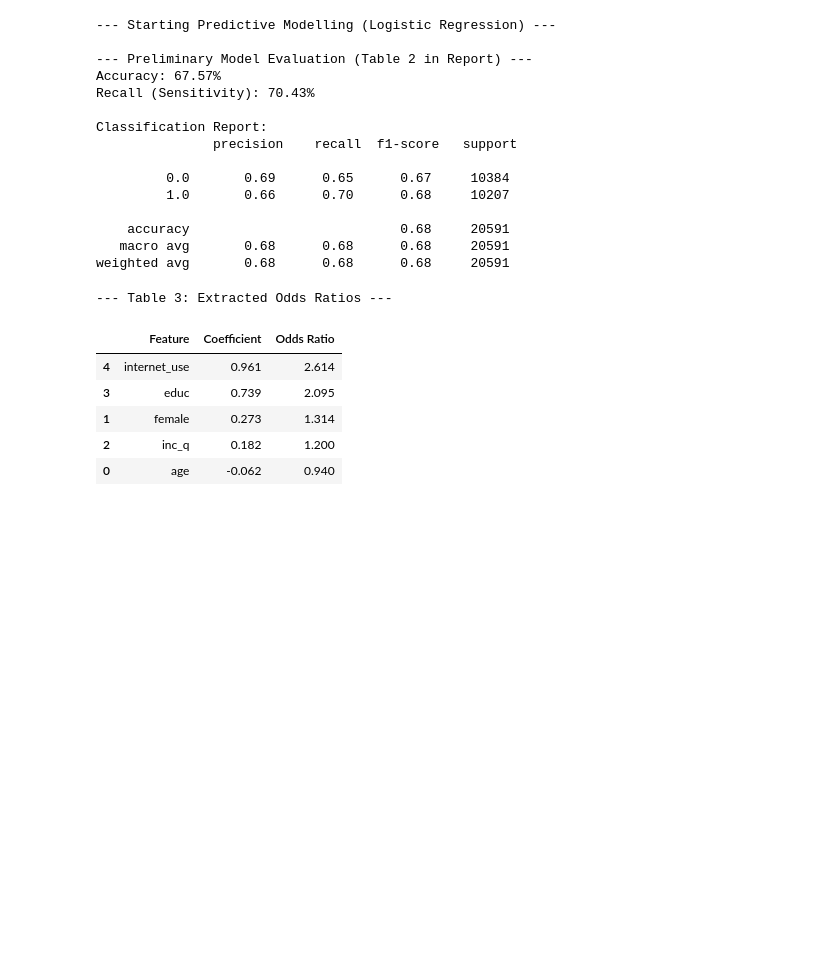
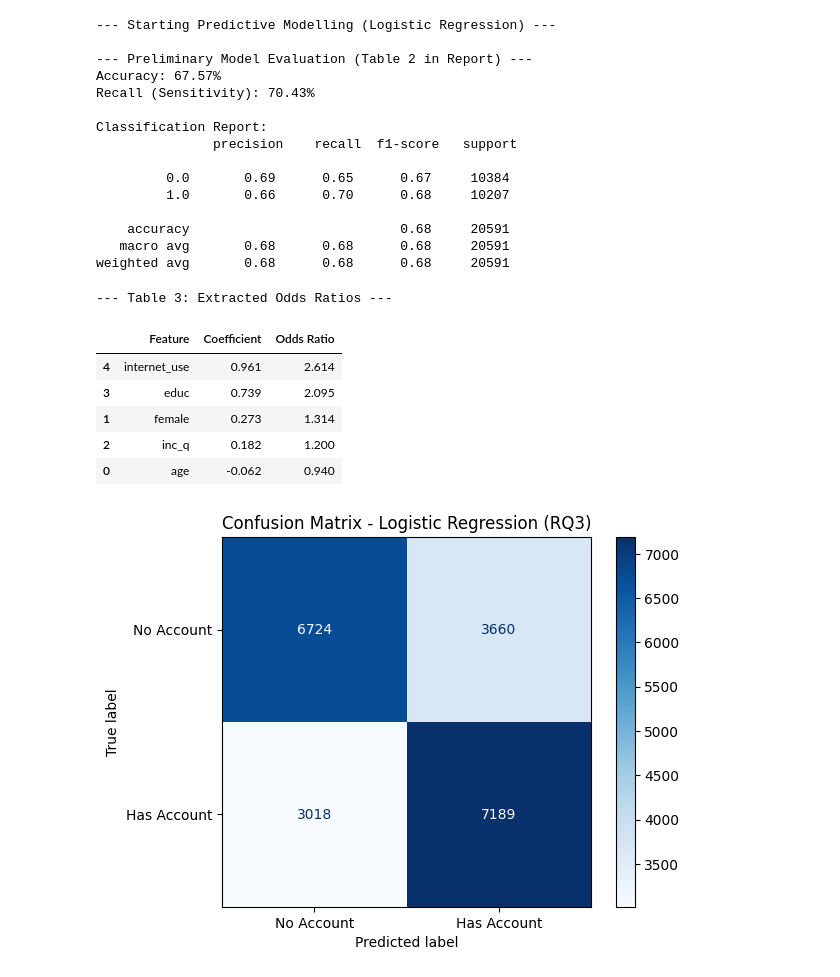
Before and after one commit to rupajietishere/masters_data_analytics_capstone, a Jupyter notebook: notebooks/01_EDA_and_Data_Cleaning.ipynb, the cells around one changed output. Cells and saved outputs as stored; diff of their text form; code cells hidden in the pictures; blank space fills up the shorter version.

Commit message:
Final Capstone Update: ROC, Confusion Matrix, and Deployment API Simulation

```diff
--- a/notebooks/01_EDA_and_Data_Cleaning.ipynb
+++ b/notebooks/01_EDA_and_Data_Cleaning.ipynb
@@ -226,3 +228,16 @@ display(odds_df.round(3))
 | 1 | female | 0.273 | 1.314 |
 | 2 | inc_q | 0.182 | 1.200 |
 | 0 | age | -0.062 | 0.940 |
+# %%
+# 7. Visual Evidence for RQ3 (Final Report Requirement)
+import matplotlib.pyplot as plt
+from sklearn.metrics import confusion_matrix, ConfusionMatrixDisplay, roc_curve, auc
+
+# --- A. Confusion Matrix ---
+cm = confusion_matrix(y_test, y_pred) # assuming y_pred is your log_model.predict(X_test)
+disp = ConfusionMatrixDisplay(confusion_matrix=cm, display_labels=['No Account', 'Has Account'])
+disp.plot(cmap=plt.cm.Blues)
+plt.title("Confusion Matrix - Logistic Regression (RQ3)")
+plt.show()
+# %% [output]
+[figure, added]
```
Also changed, not shown: parts of 8 cells of this notebook, 1 other file.
